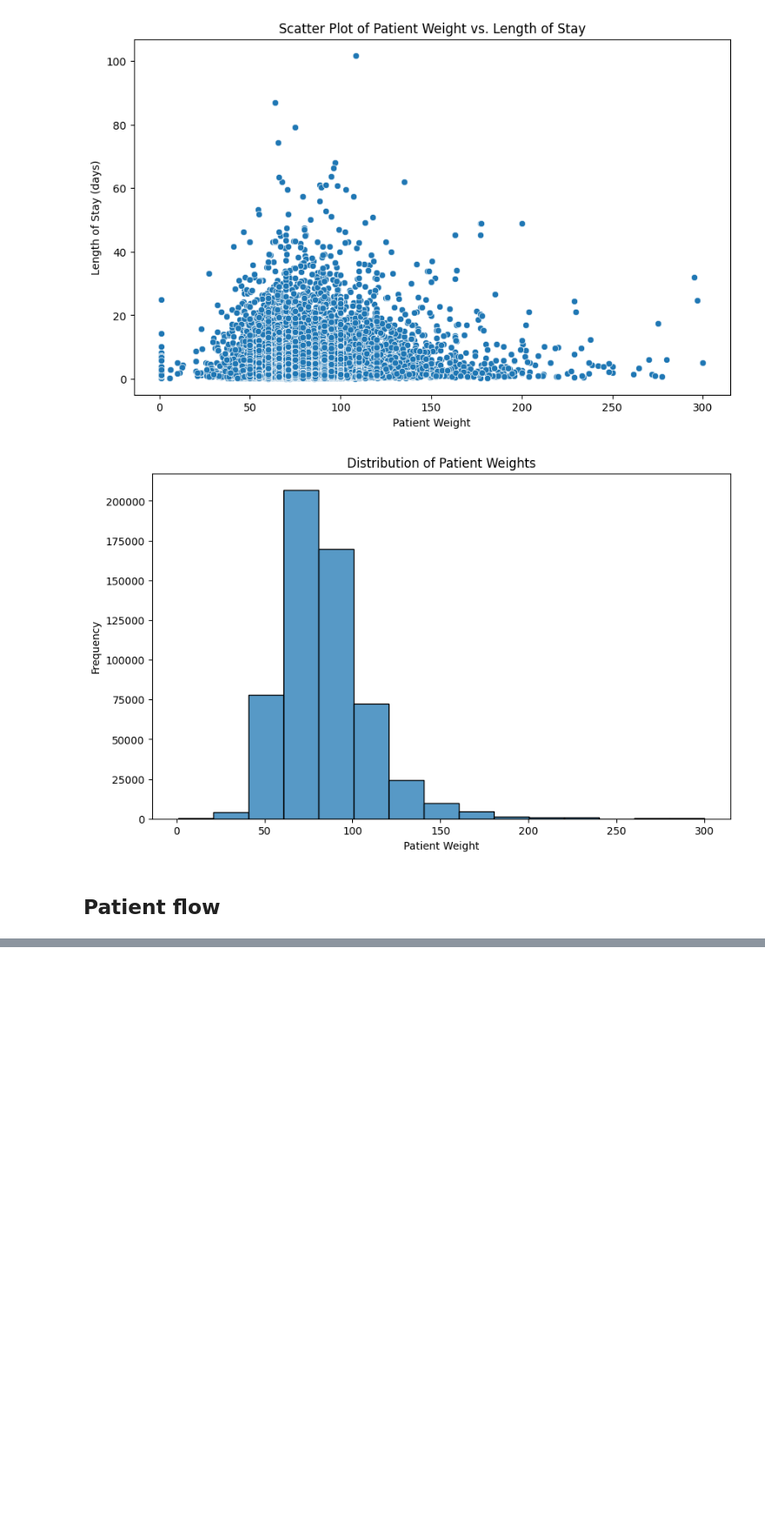
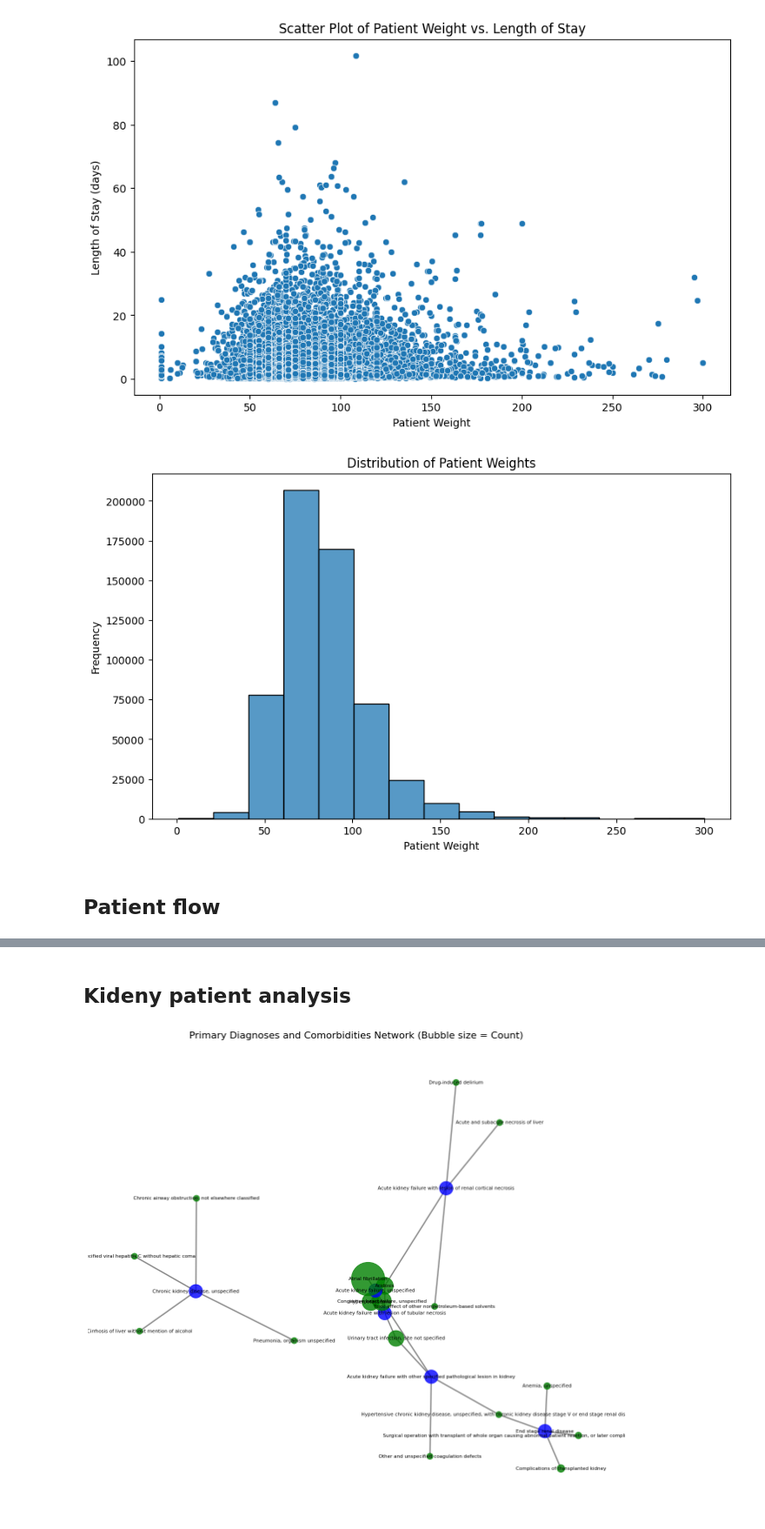
Before and after one commit to abhi99-ut/aih, a Jupyter notebook: Final_Clean_HW1.ipynb, the cells around one changed output, grey strips where cells are left out. Shown at 87% size. Drawn from its saved outputs; the diff is of its cells as text; code cells hidden in the pictures; blank space fills up the shorter version.

```diff
--- a/Final_Clean_HW1.ipynb
+++ b/Final_Clean_HW1.ipynb
@@ -629,0 +630,2 @@ pio.renderers.default = 'notebook'
+# %% [markdown]
+## Kideny patient analysis
@@ -629,0 +641,56 @@ pio.renderers.default = 'notebook'
+# %%
+df['rank'] = df.groupby('PRIMARY_ICD9_CODE')['COMORBIDITY_COUNT'].rank(ascending=False, method='first')
+# %%
+plot_df = df[df['rank']<5]
+# %%
+import matplotlib.pyplot as plt
+import networkx as nx
+
+# Create a new graph object
+G = nx.Graph()
+
+# Set a fixed random seed to ensure layout consistency
+random_seed = 42
+
+# Iterate through the DataFrame to add nodes and edges
+for _, row in plot_df.iterrows():
+    primary = row['PRIMARY_DIAGNOSIS']
+    comorbidity = row['COMORBIDITY_DIAGNOSIS']
+    count = row['COMORBIDITY_COUNT']
+
+    # Add the primary diagnosis as a node (ensure it exists)
+    if not G.has_node(primary):
+        G.add_node(primary, size=500, color='blue')
+
+    # Add the comorbidity diagnosis as a node with size proportional to the count
+    if not G.has_node(comorbidity):
+        G.add_node(comorbidity, size=max(count * 20, 100), color='green')
+
+    # Add an edge between the primary diagnosis and the comorbidity
+    G.add_edge(primary, comorbidity, weight=count)
+
+# Get the positions of the nodes using spring layout (with fixed random seed for consistency)
+pos = nx.spring_layout(G, k=1.5, iterations=200, seed=random_seed)
+
+# Get the size and color attributes of the nodes
+node_sizes = [G.nodes[node]['size'] for node in G.nodes()]
+node_colors = [G.nodes[node]['color'] for node in G.nodes()]
+
+# Draw the network graph
+plt.figure(figsize=(16, 14))  # Increase the figure size for readability
+
+# Draw the nodes with proper size and color
+nx.draw_networkx_nodes(G, pos, node_size=node_sizes, node_color=node_colors, alpha=0.8)
+
+# Draw the edges with adjusted width based on weight
+nx.draw_networkx_edges(G, pos, width=2, alpha=0.5)
+
+
+nx.draw_networkx_labels(G, pos, font_size=8)
+
+# Set plot title
+plt.title('Primary Diagnoses and Comorbidities Network (Bubble size = Count)', fontsize=16)
+plt.axis('off')
+plt.show()
+# %% [output]
+[figure, added]
```
Also changed, not shown: parts of 13 cells of this notebook.
